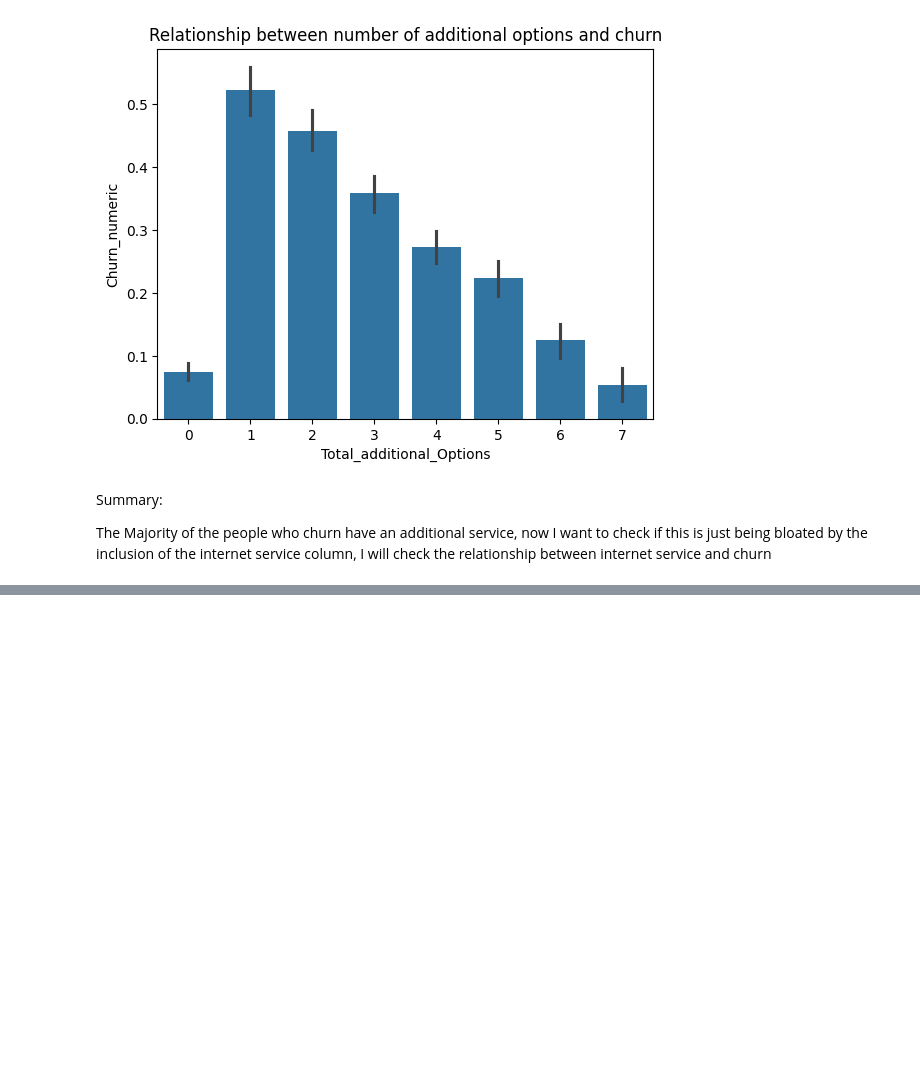
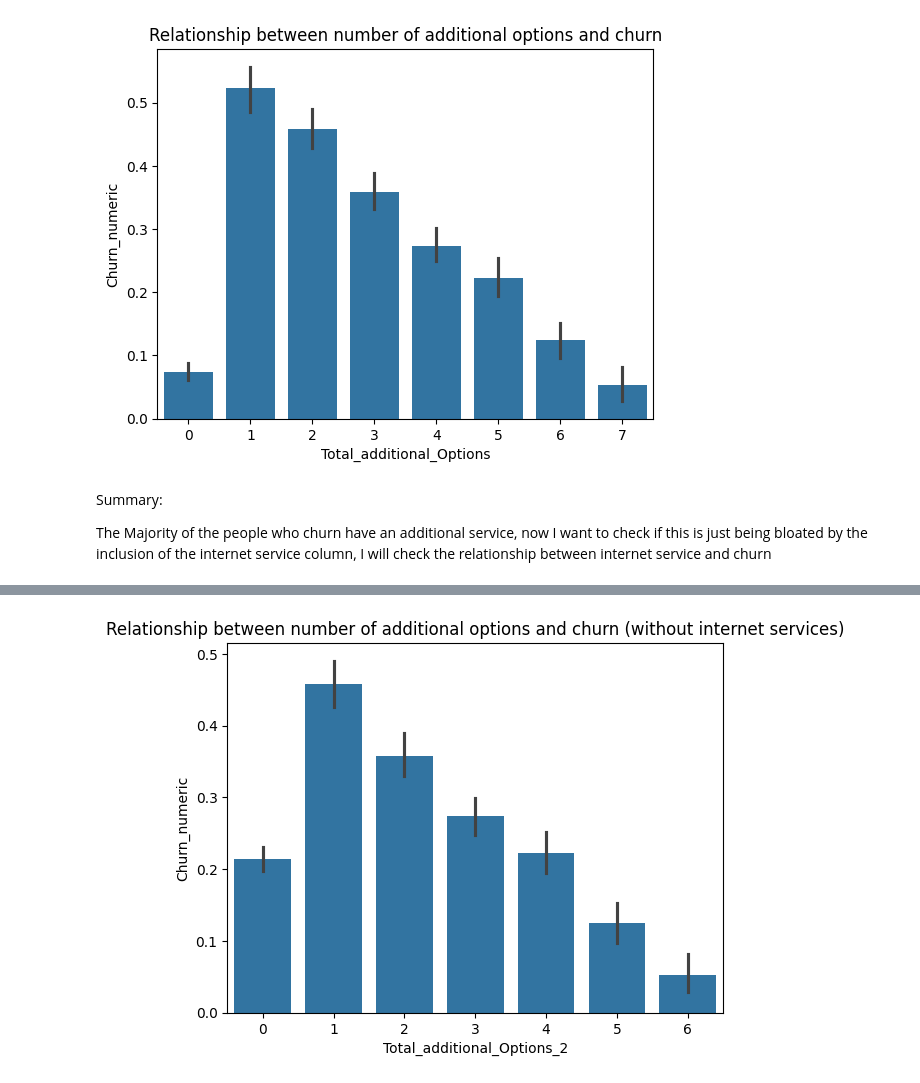
Before and after one commit to N-anle/TelecomChurnAnalysis, a Jupyter notebook: notebook.ipynb, the cells around one changed output, grey strips where cells are left out. Cells and saved outputs as stored; diff of their text form; code cells hidden in the pictures; blank space fills up the shorter version.

```diff
--- a/notebook.ipynb
+++ b/notebook.ipynb
@@ -507,0 +530,18 @@ The Majority of the people who churn have an additional service, now I want to c
+# %%
+additional_options_noInternet = ['OnlineSecurity',
+       'OnlineBackup', 'DeviceProtection', 'TechSupport', 'StreamingTV',
+       'StreamingMovies']
+
+mapping = {
+    'Yes': 1,
+    'DSL': 1,
+    'Fiber optic': 1,
+    'No': 0,
+    'No internet service': 0
+}
+
+temp_df = df[additional_options_noInternet].replace(mapping).astype(int)
+
+df['Total_additional_Options_2'] = temp_df.sum(axis = 1)
+
+print(pd.crosstab(df['Churn'], df['Total_additional_Options'], normalize = 'index'))
@@ -507,0 +558,11 @@ The Majority of the people who churn have an additional service, now I want to c
+# %%
+plt.Figure(figsize=(6,4))
+sns.barplot(
+    data = df,
+    x = 'Total_additional_Options_2',
+    y = 'Churn_numeric'
+)
+plt.title(f'Relationship between number of additional options and churn (without internet services)')
+plt.show()
+# %% [output]
+[figure, added]
```
Also changed, not shown: parts of 12 cells of this notebook.
